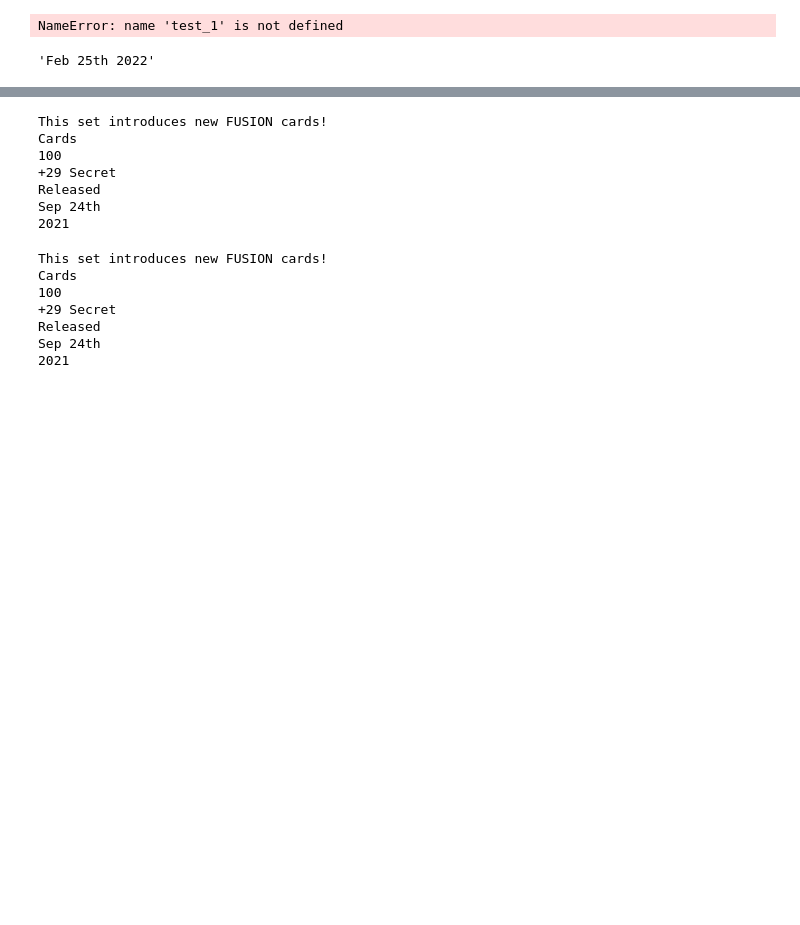
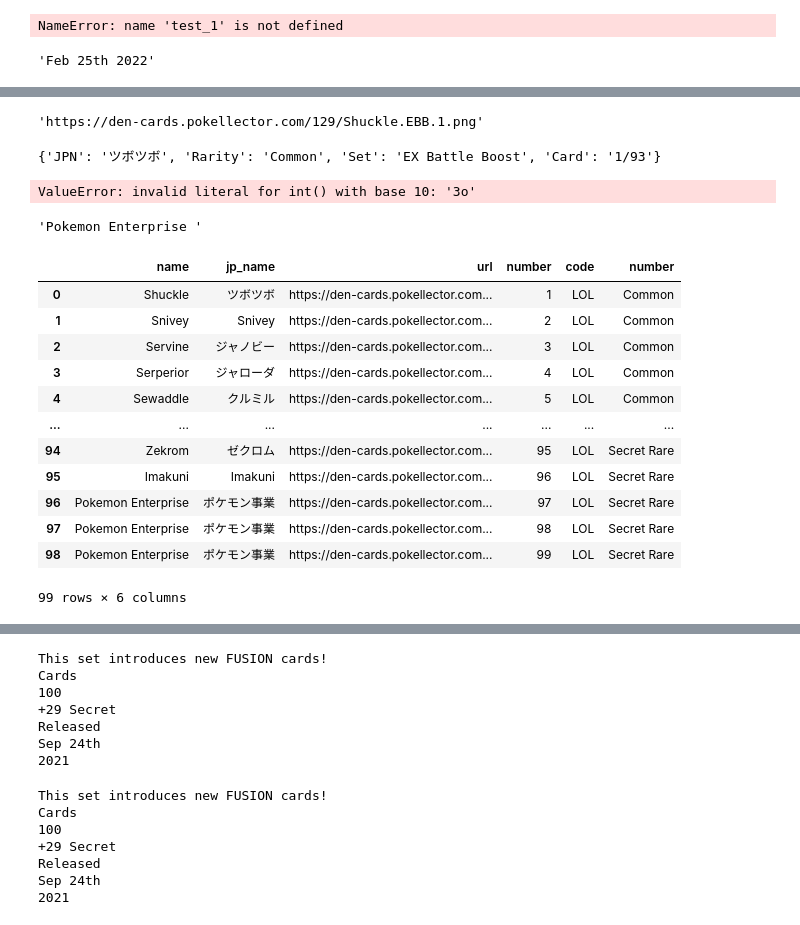
Before and after one commit to maxpr/pokemon-tcg-tracker, a Jupyter notebook: notebooks/pokemon-api.ipynb, the cells around one changed output, grey strips where cells are left out. Cells and saved outputs as stored; diff of their text form; code cells hidden in the pictures; blank space fills up the shorter version.

```diff
--- a/notebooks/pokemon-api.ipynb
+++ b/notebooks/pokemon-api.ipynb
@@ -89,10 +65,6 @@ from tqdm import tqdm_notebook
 # %%
 chrome_options = webdriver.ChromeOptions()
-chrome_options.add_argument('--no-sandbox')
 chrome_options.add_argument('--headless')
-chrome_options.add_argument('--disable-gpu')
-chrome_options.add_argument('--disable-dev-shm-usage')
-chrome_options.add_argument("--window-size=1920,1080")
 driver = webdriver.Chrome(options=chrome_options,executable_path="C:\\Users\\maxpr\\Downloads\\chromedriver_win32\\chromedriver.exe" )
 # driver.implicitly_wait(10)
 data = []
@@ -287,0 +288,16 @@ KeyboardInterrupt:
+# %%
+card_img
+# %% [output]
+'https://den-cards.pokellector.com/129/Shuckle.EBB.1.png'
+# %%
+dict_card
+# %% [output]
+{'JPN': 'ツボツボ', 'Rarity': 'Common', 'Set': 'EX Battle Boost', 'Card': '1/93'}
+# %%
+int('3o')
+# %% [output]
+ValueError: invalid literal for int() with base 10: '3o'
+# %%
+card_name.contents[1]
+# %% [output]
+'Pokemon Enterprise '
@@ -287,0 +350,16 @@ KeyboardInterrupt:
+# %%
+pd.DataFrame(cards, columns=["name", "jp_name","url","number", "code", "number"])
+# %% [output]
+|  | name | jp_name | url | number | code | number |
+| 0 | Shuckle | ツボツボ | https://den-cards.pokellector.com... | 1 | LOL | Common |
+| 1 | Snivey | Snivey | https://den-cards.pokellector.com... | 2 | LOL | Common |
+| 2 | Servine | ジャノビー | https://den-cards.pokellector.com... | 3 | LOL | Common |
+| 3 | Serperior | ジャローダ | https://den-cards.pokellector.com... | 4 | LOL | Common |
+| 4 | Sewaddle | クルミル | https://den-cards.pokellector.com... | 5 | LOL | Common |
+| ... | ... | ... | ... | ... | ... | ... |
+| 94 | Zekrom | ゼクロム | https://den-cards.pokellector.com... | 95 | LOL | Secret Rare |
+| 95 | Imakuni | Imakuni | https://den-cards.pokellector.com... | 96 | LOL | Secret Rare |
+| 96 | Pokemon Enterprise | ポケモン事業 | https://den-cards.pokellector.com... | 97 | LOL | Secret Rare |
+| 97 | Pokemon Enterprise | ポケモン事業 | https://den-cards.pokellector.com... | 98 | LOL | Secret Rare |
+| 98 | Pokemon Enterprise | ポケモン事業 | https://den-cards.pokellector.com... | 99 | LOL | Secret Rare |
+99 rows × 6 columns
```
Also changed, not shown: parts of 30 cells of this notebook, 14 other files.
